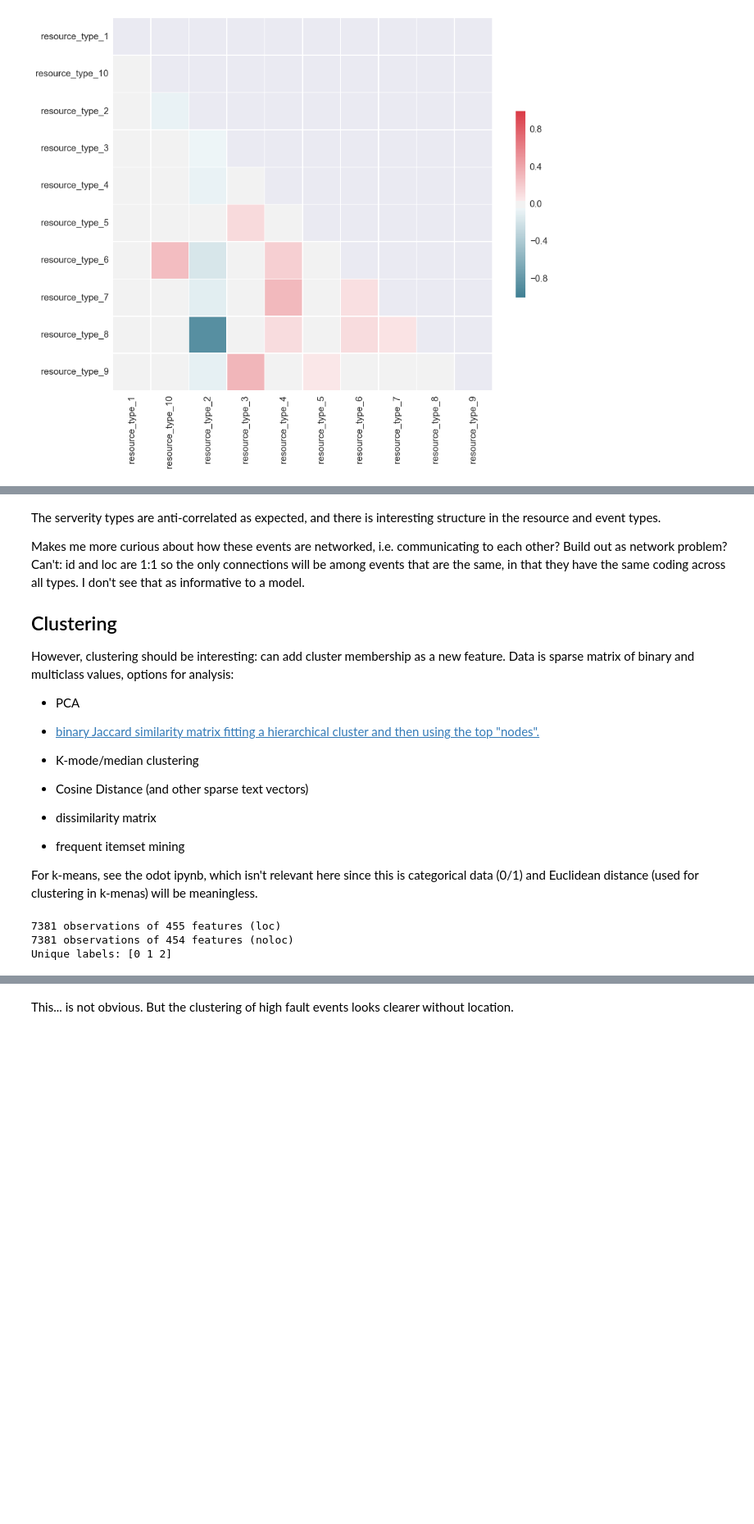
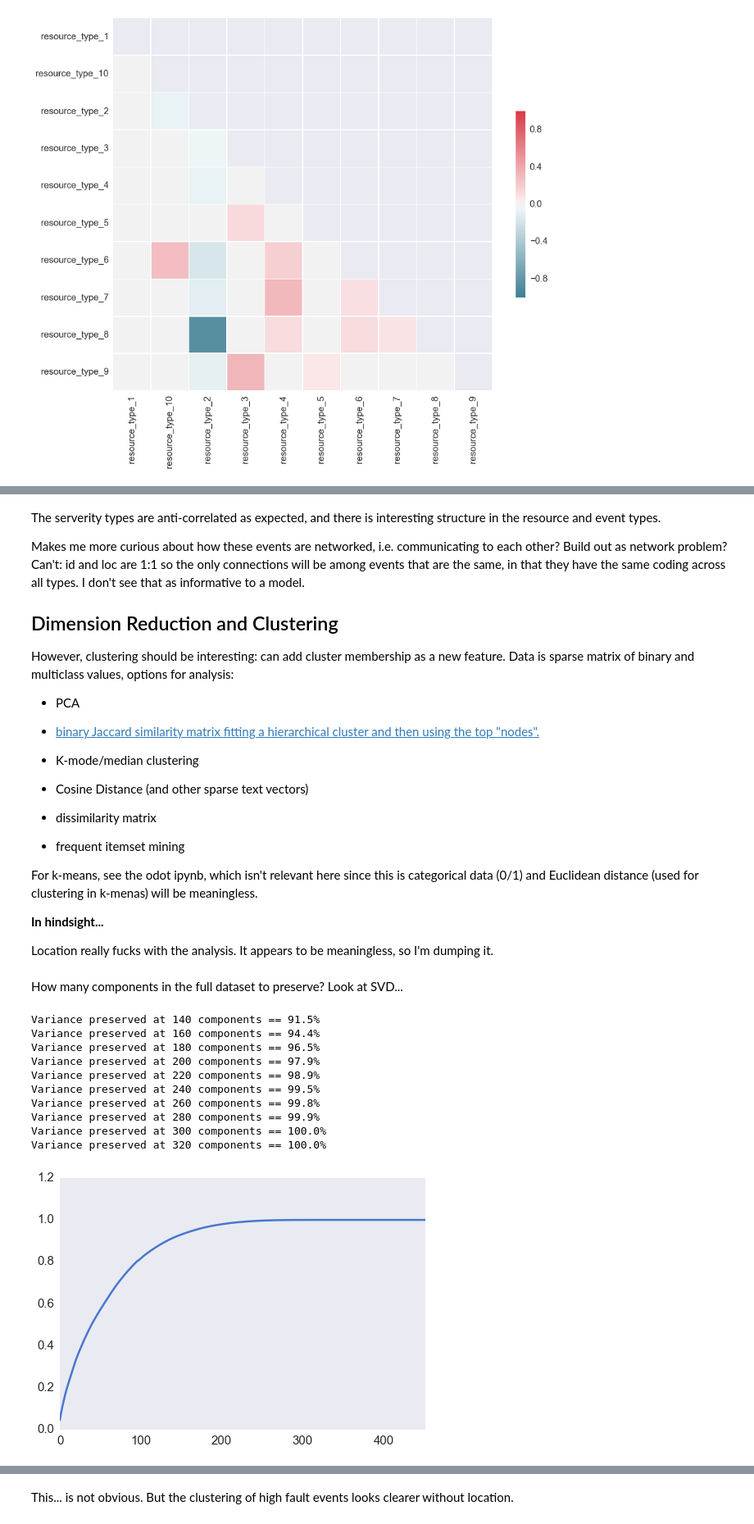
Before and after one commit to abiraja2004/ml_fun, a Jupyter notebook: telstra/notes.ipynb, the cells around one changed output, grey strips where cells are left out. Shown at 82% size. Cells and saved outputs as stored; diff of their text form; code cells hidden in the pictures; blank space fills up the shorter version.

```diff
--- a/telstra/notes.ipynb
+++ b/telstra/notes.ipynb
@@ -316,15 +322,15 @@ df_train = pd.HDFStore(datadir+'train_features.h5')['df']
 ## Attribute Summaries
 # %%
 # items to plot
-a = ['eve', 'lfea', 'res', 'sev']
+a = ['event_type', 'resource_type', 'severity_type']#, 'log_feature']
 
 # build axes
 mpl_fig = plt.figure()
-ax1 = mpl_fig.add_subplot(411)
-ax2 = mpl_fig.add_subplot(412)
-ax3 = mpl_fig.add_subplot(413)
-ax4 = mpl_fig.add_subplot(414)
-axs = [ax1, ax2, ax3, ax4]
+ax1 = mpl_fig.add_subplot(311)
+ax2 = mpl_fig.add_subplot(312)
+ax3 = mpl_fig.add_subplot(313)
+#ax4 = mpl_fig.add_subplot(414)
+axs = [ax1, ax2, ax3]#, ax4]
 
 # iterate over each
 for i, b in enumerate(a):
@@ -337,16 +343,13 @@ py.iplot_mpl(mpl_fig, strip_style=True)
 # %% [output]
 [interactive output not drawn]
 # %%
-# items to plot
-a = ['eve', 'lfea', 'res', 'sev']
-
 # build axes
 mpl_fig = plt.figure()
-ax1 = mpl_fig.add_subplot(411)
-ax2 = mpl_fig.add_subplot(412)
-ax3 = mpl_fig.add_subplot(413)
-ax4 = mpl_fig.add_subplot(414)
-axs = [ax1, ax2, ax3, ax4]
+ax1 = mpl_fig.add_subplot(311)
+ax2 = mpl_fig.add_subplot(312)
+ax3 = mpl_fig.add_subplot(313)
+#ax4 = mpl_fig.add_subplot(414)
+axs = [ax1, ax2, ax3]#, ax4]
 
 # iterate over each
 for i, b in enumerate(a):
@@ -435,7 +440,7 @@ The serverity types are anti-correlated as expected, and there is interesting st
 
 Makes me more curious about how these events are networked, i.e. communicating to each other? Build out as network problem? Can't: id and loc are 1:1 so the only connections will be among events that are the same, in that they have the same coding across all types. I don't see that as informative to a model.
 
-## Clustering
+## Dimension Reduction and Clustering
 
 However, clustering should be interesting: can add cluster membership as a new feature. Data is sparse matrix of binary and multiclass values, options for analysis:
 * PCA
@@ -447,4 +452,8 @@ However, clustering should be interesting: can add cluster membership as a new f
 * frequent itemset mining
 
 For k-means, see the odot ipynb, which isn't relevant here since this is categorical data (0/1) and Euclidean distance (used for clustering in k-menas) will be meaningless.
+
+**In hindsight...**
+
+Location really fucks with the analysis. It appears to be meaningless, so I'm dumping it.
 # %%
@@ -456,18 +464,0 @@ df2['location'] = minmax.fit_transform(a)
-# %%
-# save X, y, and feature names
-y      = df2.fault_severity.as_matrix()
-df_l   = df2.copy
-df_nl  = df2.drop('location', 1).copy()
-fea_l  = df2.drop('fault_severity', axis=1).columns
-fea_nl = df2.drop('fault_severity', axis=1).drop('location', 1).columns
-X_l    = df2.drop('fault_severity', 1).as_matrix().astype(np.float)
-X_nl   = df2.drop('fault_severity', 1).drop('location', 1).as_matrix().astype(np.float)
-
-# checks
-print "%d observations of %d features (loc)" % X_l.shape
-print "%d observations of %d features (noloc)" % X_nl.shape
-print "Unique labels:", np.unique(y)
-# %% [output]
-7381 observations of 455 features (loc)
-7381 observations of 454 features (noloc)
-Unique labels: [0 1 2]
@@ -491,0 +465,26 @@ xnl = tsne.fit_transform(X_nltest)
+# %% [markdown]
+How many components in the full dataset to preserve? Look at SVD...
+# %%
+from sklearn.decomposition import TruncatedSVD
+y = df_train['fault_severity']
+X = df_train.copy().drop('location', 1).drop('fault_severity', 1)
+ncomps = X.shape[1]-1
+svd = TruncatedSVD(n_components=ncomps)
+svd_fit = svd.fit(X)
+for i in range(0, X.shape[1], 20):
+    svar = svd_fit.explained_variance_ratio_.cumsum()[i]
+    if svar >= 0.9 and svar <= 1:
+        print('Variance preserved at {:} components == {:.1%}'.format(i, svar))
+ax = pd.Series(svd_fit.explained_variance_ratio_.cumsum()).plot(kind='line')
+# %% [output]
+Variance preserved at 140 components == 91.5%
+Variance preserved at 160 components == 94.4%
+Variance preserved at 180 components == 96.5%
+Variance preserved at 200 components == 97.9%
+Variance preserved at 220 components == 98.9%
+Variance preserved at 240 components == 99.5%
+Variance preserved at 260 components == 99.8%
+Variance preserved at 280 components == 99.9%
+Variance preserved at 300 components == 100.0%
+Variance preserved at 320 components == 100.0%
+[figure, added]
```
Also changed, not shown: parts of 23 cells of this notebook, 1 other file.
